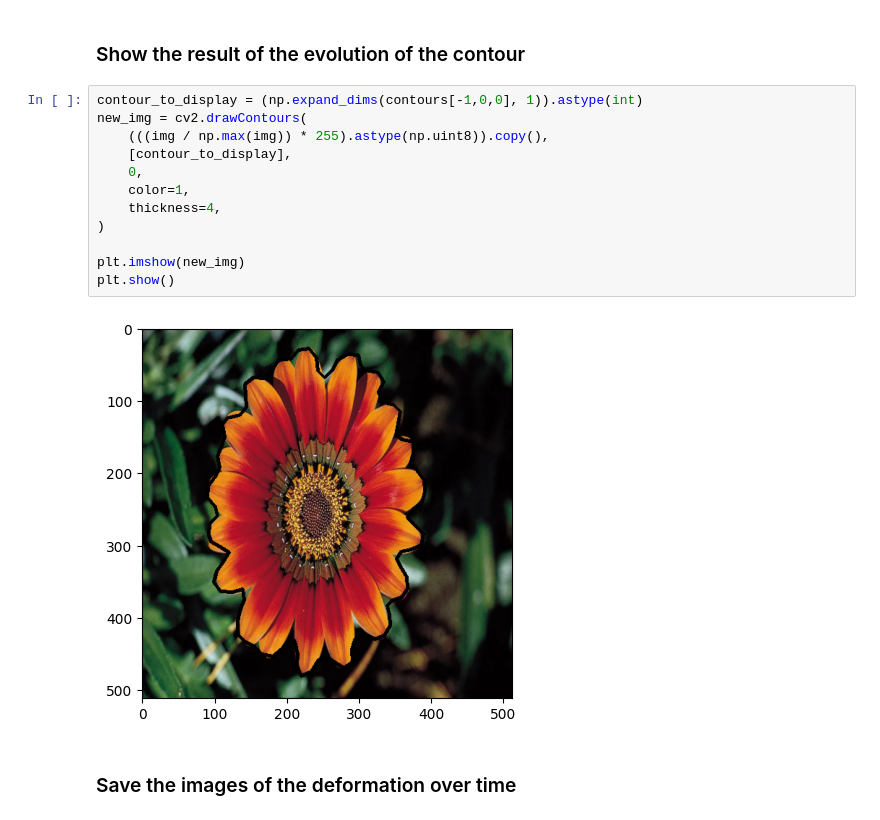
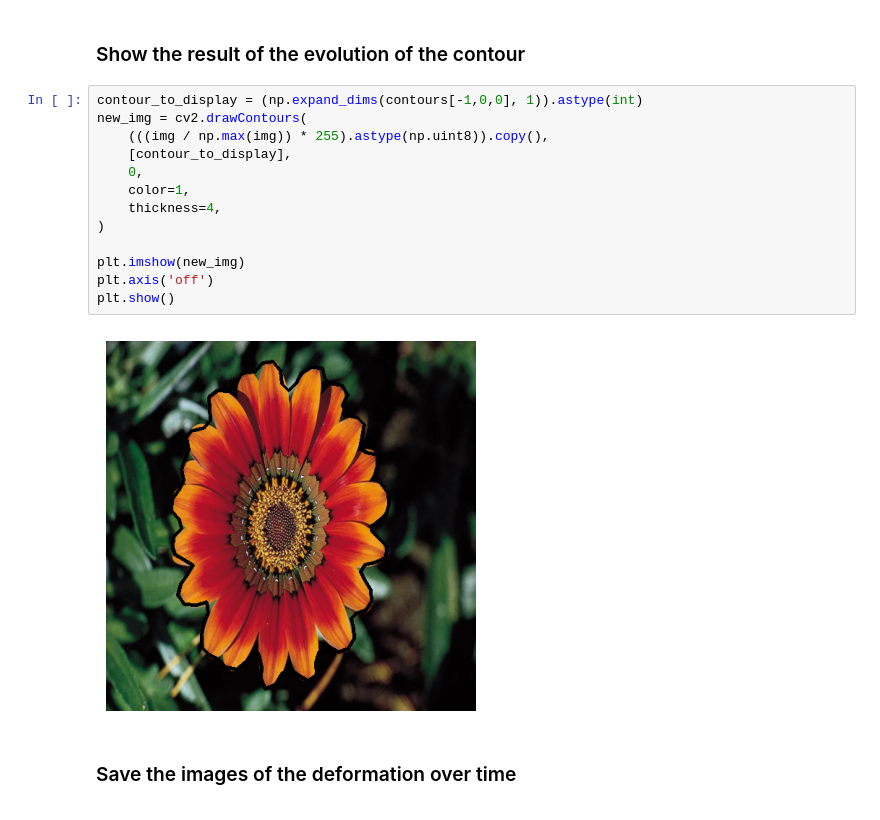
Before and after one commit to antoinehabis/Deep-ContourFlow, a Jupyter notebook: example/unsupervised_dcf.ipynb, the cells around one changed output. Drawn from its saved outputs; the diff is of its cells as text.

```diff
--- a/example/unsupervised_dcf.ipynb
+++ b/example/unsupervised_dcf.ipynb
@@ -53,17 +53,18 @@ Contour stopped
 # %%
 contour_to_display = (np.expand_dims(contours[-1,0,0], 1)).astype(int)
 new_img = cv2.drawContours(
     (((img / np.max(img)) * 255).astype(np.uint8)).copy(),
     [contour_to_display],
     0,
     color=1,
     thickness=4,
 )
 
 plt.imshow(new_img)
+plt.axis('off')
 plt.show()
 # %% [output]
-[figure, old version]
+[figure, new version]
 # %% [markdown]
 ### Save the images of the deformation over time
 # %%
```
Also changed, not shown: 2 other files.
